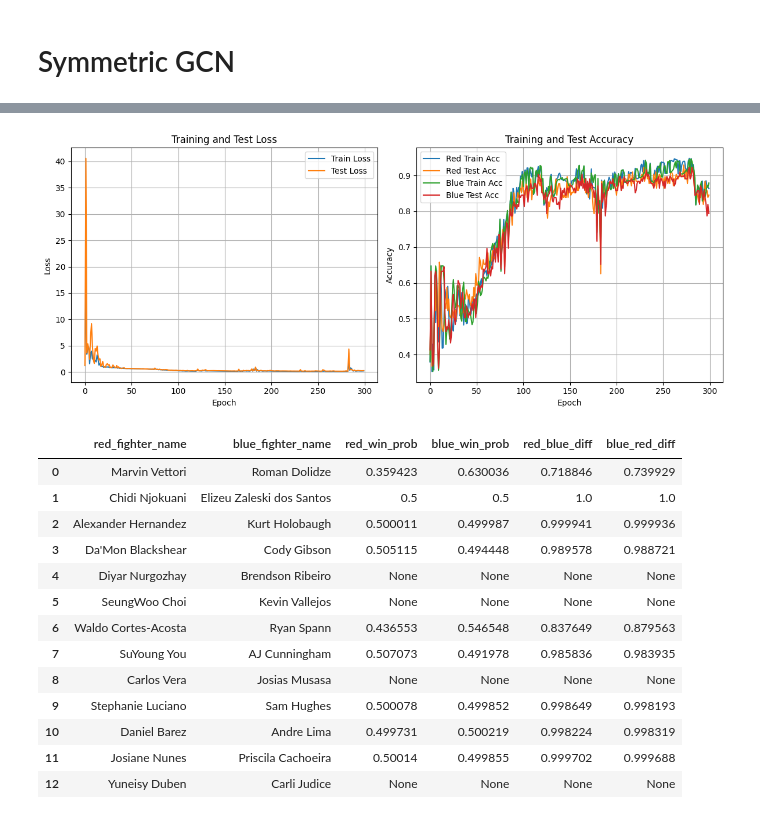
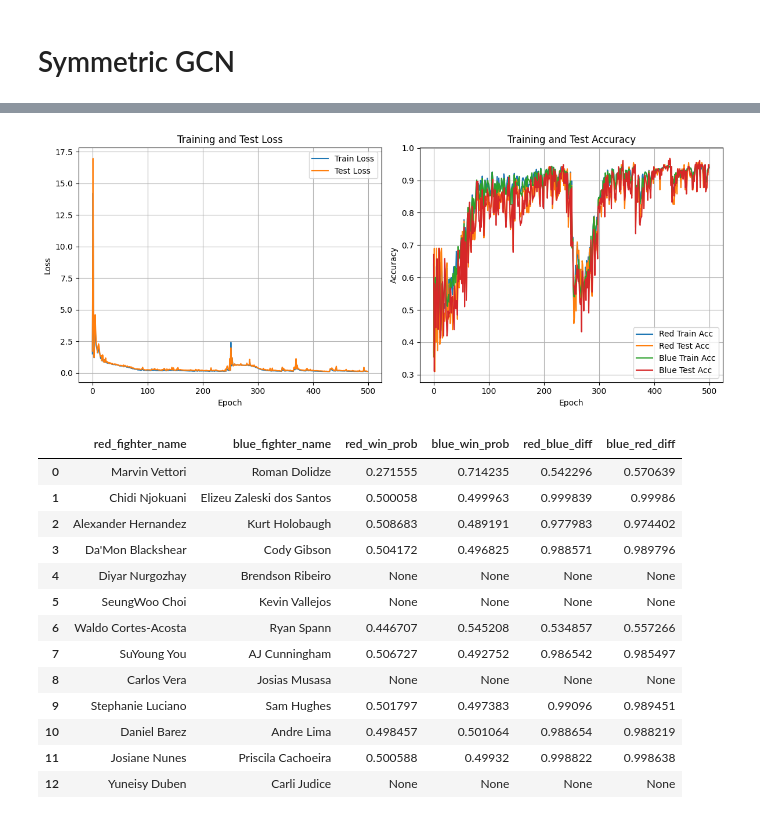
Before and after one commit to hegyida/elte_ufc_project, a Jupyter notebook: UFC_GCN.ipynb, the cells around one changed output, grey strips where cells are left out. Drawn from its saved outputs; the diff is of its cells as text; code cells hidden in the pictures.

```diff
--- a/UFC_GCN.ipynb
+++ b/UFC_GCN.ipynb
@@ -548,7 +548,8 @@ data, node_idx, edge_dates = create_pytorch_geometric_data(G, edge_feature_cols)
 
 # 4. Initialize and train symmetric model
 model = SymmetricUFCNet(num_edge_features=len(edge_feature_cols))
-trained_model, training_metrics = train_model(model, data, edge_dates=edge_dates, test_percent=0.01, num_epochs=300)
+trained_model, training_metrics = train_model(model, data, edge_dates=edge_dates,
+                                               test_percent=0.01, num_epochs=500)
 
 
 # 5. Predict on validation set
@@ -576,4 +577,4 @@ Epoch 300, Train Loss: 0.2186, Test Loss: 0.2667, Red Train Acc: 0.8637, Red Tes
-[figure, old version]
+[figure, new version]
 # %%
 def average_predictions(original_predictions, swapped_predictions):
     """
@@ -661,18 +662,18 @@ averaged_results = average_predictions(validation_predictions, validation_swappe
 averaged_results
 # %% [output]
 |  | red_fighter_name | blue_fighter_name | red_win_prob | blue_win_prob | red_blue_diff | blue_red_diff |
-| 0 | Marvin Vettori | Roman Dolidze | 0.359423 | 0.630036 | 0.718846 | 0.739929 |
-| 1 | Chidi Njokuani | Elizeu Zaleski dos Santos | 0.5 | 0.5 | 1.0 | 1.0 |
-| 2 | Alexander Hernandez | Kurt Holobaugh | 0.500011 | 0.499987 | 0.999941 | 0.999936 |
-| 3 | Da'Mon Blackshear | Cody Gibson | 0.505115 | 0.494448 | 0.989578 | 0.988721 |
+| 0 | Marvin Vettori | Roman Dolidze | 0.271555 | 0.714235 | 0.542296 | 0.570639 |
+| 1 | Chidi Njokuani | Elizeu Zaleski dos Santos | 0.500058 | 0.499963 | 0.999839 | 0.99986 |
+| 2 | Alexander Hernandez | Kurt Holobaugh | 0.508683 | 0.489191 | 0.977983 | 0.974402 |
+| 3 | Da'Mon Blackshear | Cody Gibson | 0.504172 | 0.496825 | 0.988571 | 0.989796 |
 | 4 | Diyar Nurgozhay | Brendson Ribeiro | None | None | None | None |
 | 5 | SeungWoo Choi | Kevin Vallejos | None | None | None | None |
-| 6 | Waldo Cortes-Acosta | Ryan Spann | 0.436553 | 0.546548 | 0.837649 | 0.879563 |
-| 7 | SuYoung You | AJ Cunningham | 0.507073 | 0.491978 | 0.985836 | 0.983935 |
+| 6 | Waldo Cortes-Acosta | Ryan Spann | 0.446707 | 0.545208 | 0.534857 | 0.557266 |
+| 7 | SuYoung You | AJ Cunningham | 0.506727 | 0.492752 | 0.986542 | 0.985497 |
 | 8 | Carlos Vera | Josias Musasa | None | None | None | None |
-| 9 | Stephanie Luciano | Sam Hughes | 0.500078 | 0.499852 | 0.998649 | 0.998193 |
-| 10 | Daniel Barez | Andre Lima | 0.499731 | 0.500219 | 0.998224 | 0.998319 |
-| 11 | Josiane Nunes | Priscila Cachoeira | 0.50014 | 0.499855 | 0.999702 | 0.999688 |
+| 9 | Stephanie Luciano | Sam Hughes | 0.501797 | 0.497383 | 0.99096 | 0.989451 |
+| 10 | Daniel Barez | Andre Lima | 0.498457 | 0.501064 | 0.988654 | 0.988219 |
+| 11 | Josiane Nunes | Priscila Cachoeira | 0.500588 | 0.49932 | 0.998822 | 0.998638 |
 | 12 | Yuneisy Duben | Carli Judice | None | None | None | None |
 # %%
 # You can also create more detailed plots if needed
```
Also changed, not shown: parts of 2 cells of this notebook.
